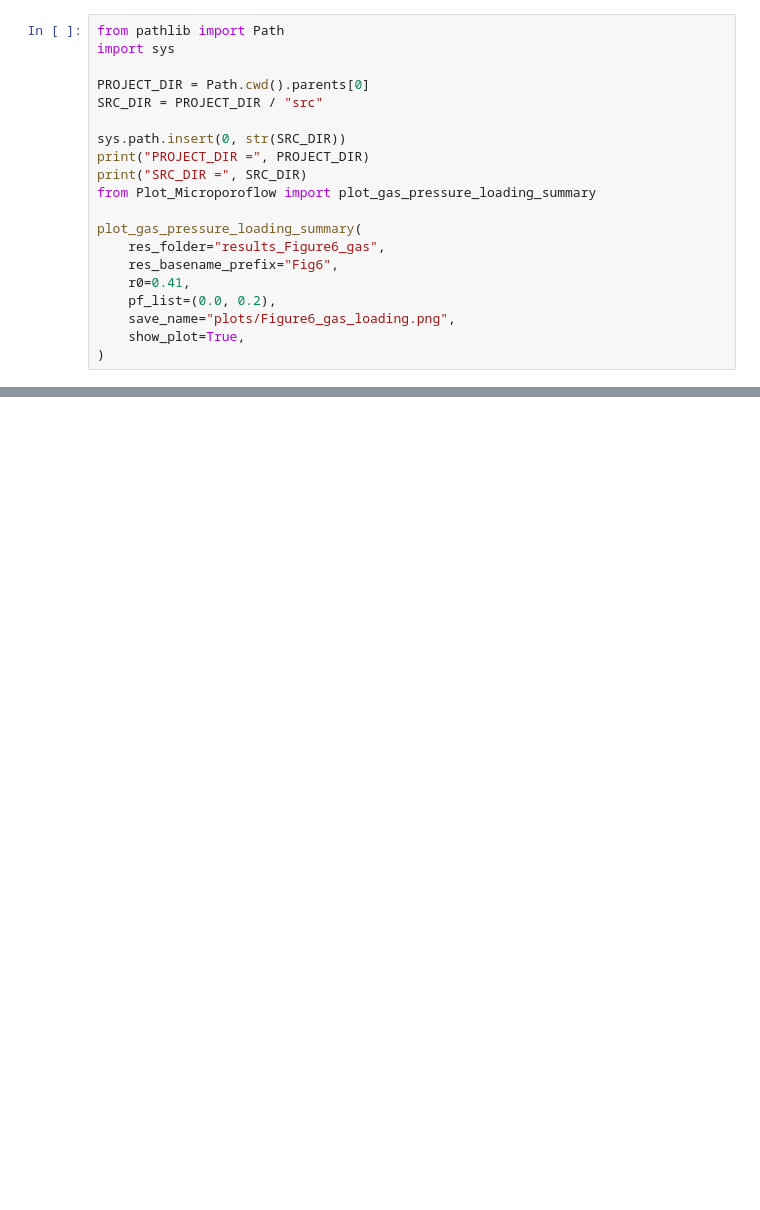
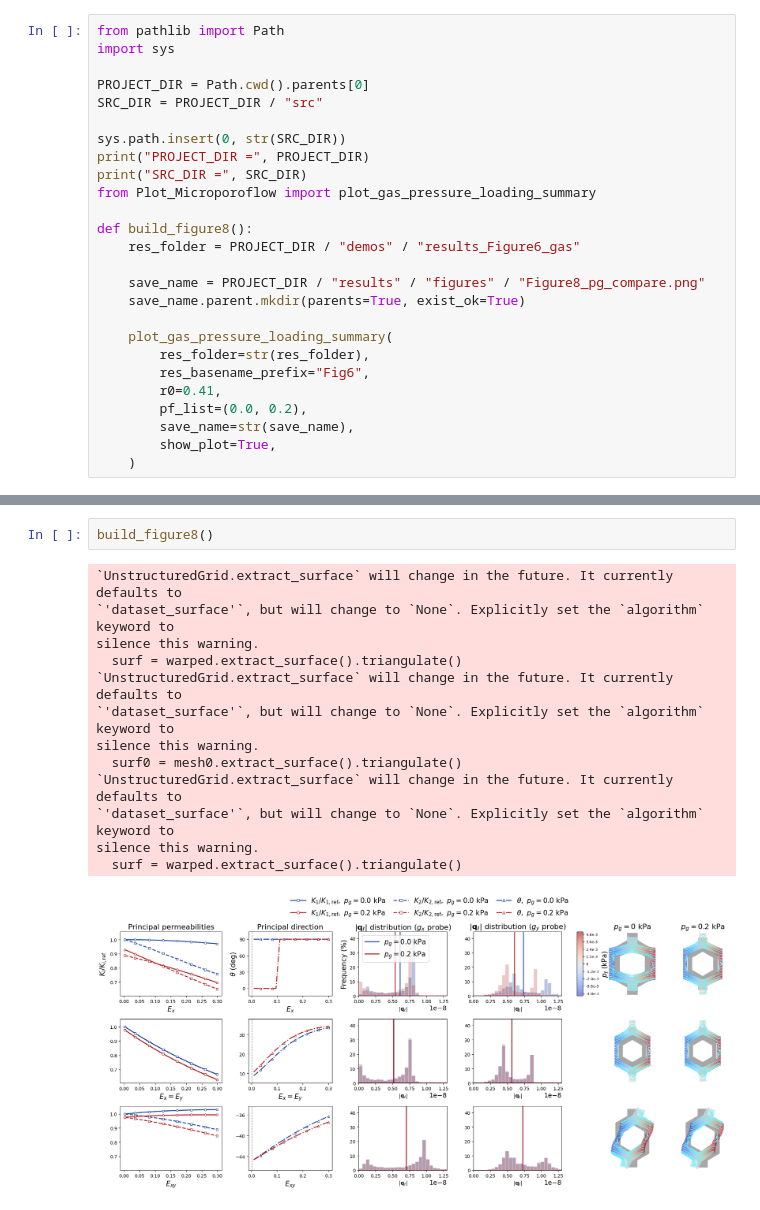
Before and after one commit to Haotian-XIAO/Micro-Poro-Flow-Paper-Demos, a Jupyter notebook: demos/Figure8-Single-Pf.ipynb, the cells around one changed output, grey strips where cells are left out. Saved outputs shown, nothing was run; the diff lists cells and outputs as text; blank space fills up the shorter version.

```diff
--- a/demos/Figure8-Single-Pf.ipynb
+++ b/demos/Figure8-Single-Pf.ipynb
@@ -277,14 +258,20 @@ print("PROJECT_DIR =", PROJECT_DIR)
 print("SRC_DIR =", SRC_DIR)
 from Plot_Microporoflow import plot_gas_pressure_loading_summary
 
-plot_gas_pressure_loading_summary(
-    res_folder="results_Figure6_gas",
-    res_basename_prefix="Fig6",
-    r0=0.41,
-    pf_list=(0.0, 0.2),
-    save_name="plots/Figure6_gas_loading.png",
-    show_plot=True,
-)
+def build_figure8():
+    res_folder = PROJECT_DIR / "demos" / "results_Figure6_gas"
+
+    save_name = PROJECT_DIR / "results" / "figures" / "Figure8_pg_compare.png"
+    save_name.parent.mkdir(parents=True, exist_ok=True)
+
+    plot_gas_pressure_loading_summary(
+        res_folder=str(res_folder),
+        res_basename_prefix="Fig6",
+        r0=0.41,
+        pf_list=(0.0, 0.2),
+        save_name=str(save_name),
+        show_plot=True,
+    )
 # %% [output]
 PROJECT_DIR = /Users/xiao/PhD/Project_MicroPoroFlow
 SRC_DIR = /Users/xiao/PhD/Project_MicroPoroFlow/src
@@ -304,0 +294,16 @@ Saved: plots/Figure6_gas_loading.png
+# %%
+build_figure8()
+# %% [output]
+`UnstructuredGrid.extract_surface` will change in the future. It currently defaults to
+`'dataset_surface'`, but will change to `None`. Explicitly set the `algorithm` keyword to
+silence this warning.
+  surf = warped.extract_surface().triangulate()
+`UnstructuredGrid.extract_surface` will change in the future. It currently defaults to
+`'dataset_surface'`, but will change to `None`. Explicitly set the `algorithm` keyword to
+silence this warning.
+  surf0 = mesh0.extract_surface().triangulate()
+`UnstructuredGrid.extract_surface` will change in the future. It currently defaults to
+`'dataset_surface'`, but will change to `None`. Explicitly set the `algorithm` keyword to
+silence this warning.
+  surf = warped.extract_surface().triangulate()
+[figure, added]
```
Also changed, not shown: parts of 5 cells of this notebook, 6 other files.
